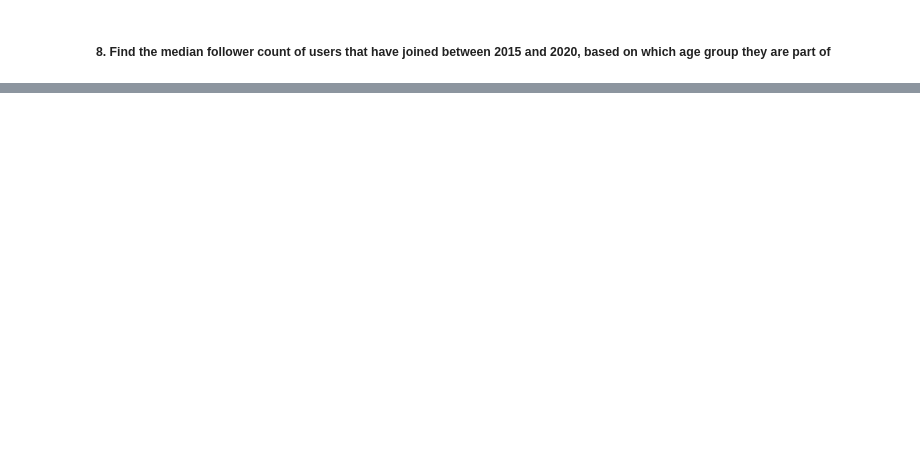
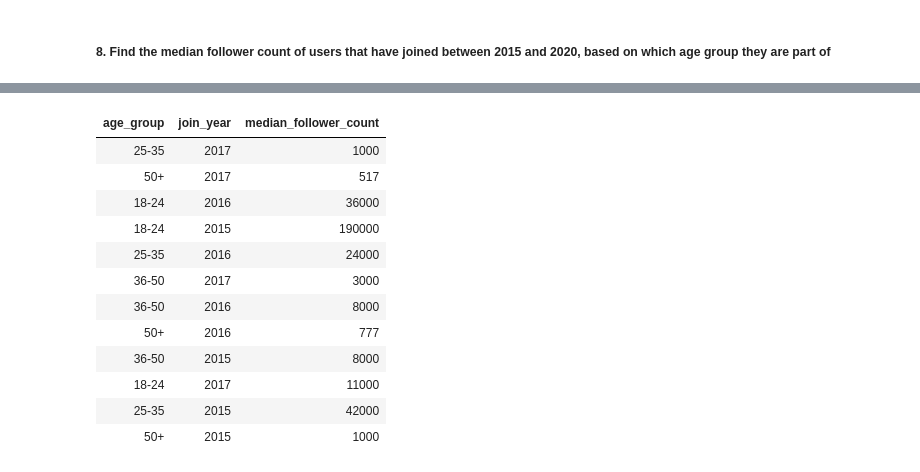
Before and after one commit to MAAQ90/pinterest-data-pipeline, a Jupyter notebook: databricks_notebooks/batch-data_kafka_read-transform-query.ipynb, the cells around one changed output, grey strips where cells are left out. Cells and saved outputs as stored; diff of their text form; code cells hidden in the pictures; blank space fills up the shorter version.

```diff
--- a/databricks_notebooks/batch-data_kafka_read-transform-query.ipynb
+++ b/databricks_notebooks/batch-data_kafka_read-transform-query.ipynb
@@ -294,5 +362,5 @@ df_8 = df_4_agegroup.withColumn('join_year', year('date_joined')) \
                     .groupBy("age_group", "join_year") \
                     .agg(expr("percentile_approx(follower_count, 0.5)").alias("median_follower_count"))
 
-df_8.show()
+df_8.display()
 # %% [output]
@@ -299,0 +367,13 @@ df_8.show()
+| age_group | join_year | median_follower_count |
+| 25-35 | 2017 | 1000 |
+| 50+ | 2017 | 517 |
+| 18-24 | 2016 | 36000 |
+| 18-24 | 2015 | 190000 |
+| 25-35 | 2016 | 24000 |
+| 36-50 | 2017 | 3000 |
+| 36-50 | 2016 | 8000 |
+| 50+ | 2016 | 777 |
+| 36-50 | 2015 | 8000 |
+| 18-24 | 2017 | 11000 |
+| 25-35 | 2015 | 42000 |
+| 50+ | 2015 | 1000 |
```
Also changed, not shown: parts of 8 cells of this notebook.
